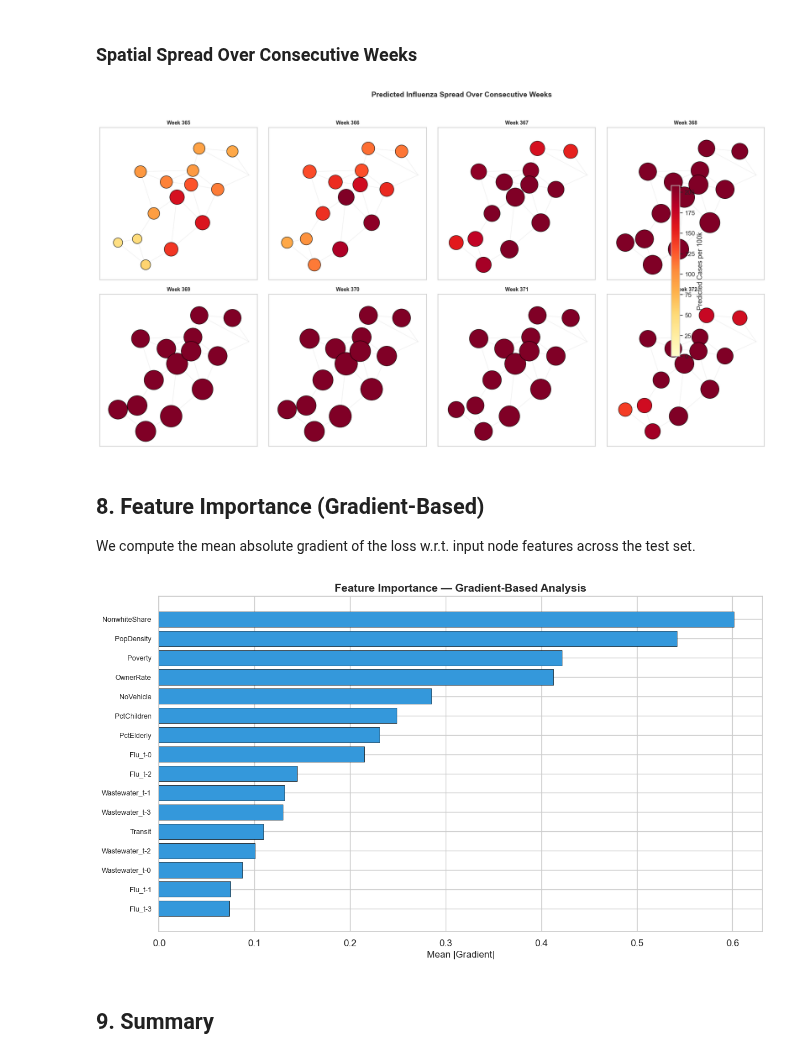
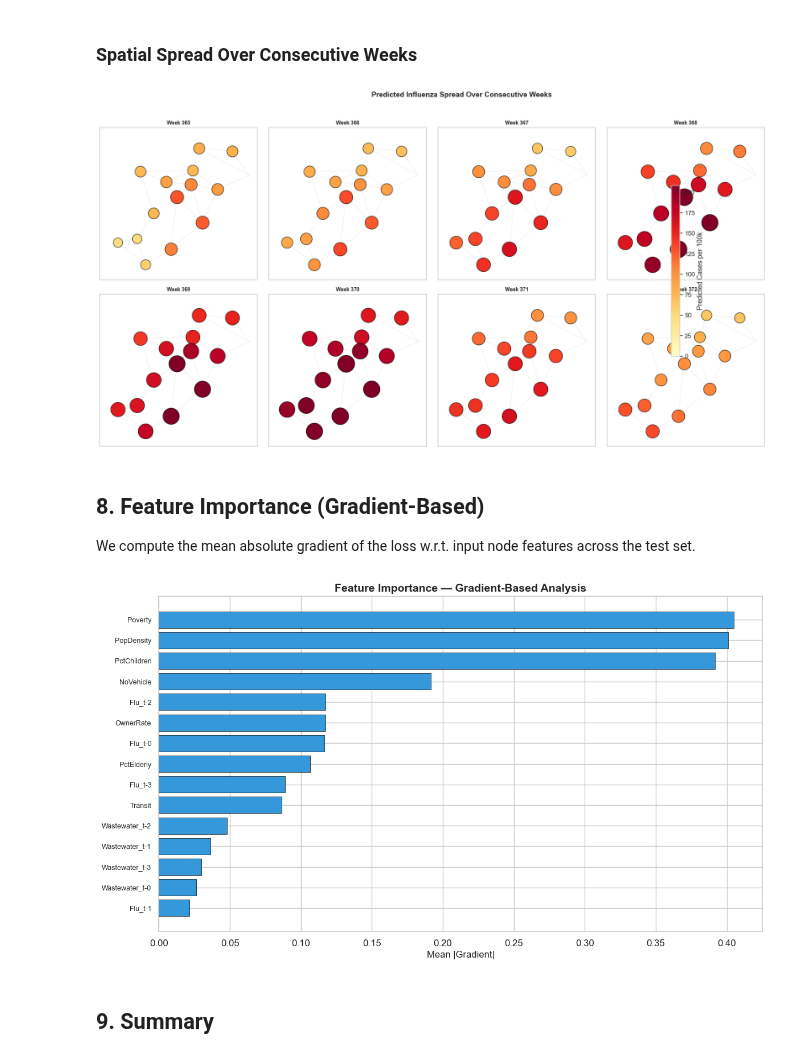
Before and after one commit to CodeMateo15/GNN-Influenza-Boston, a Jupyter notebook: Code/Boston_Influenza_GNN.ipynb, the cells around one changed output. Drawn from its saved outputs; the diff is of its cells as text; code cells hidden in the pictures.

Commit message:
update without nonwhite share race data

```diff
--- a/Code/Boston_Influenza_GNN.ipynb
+++ b/Code/Boston_Influenza_GNN.ipynb
@@ -1302,7 +1302,7 @@ Per-neighborhood Spearman ρ:
 # %% [markdown]
 ### Predicted vs Actual — Time Series
 # %%
-fig, axes = plt.subplots(4, 4, figsize=(18, 14), sharex=True)
+fig, axes = plt.subplots(4, 4, figsize=(18, 14), sharex=True, sharey=True)
 axes_flat = axes.flatten()
 
 test_start = n_train + n_val + LOOKBACK
@@ -1458,7 +1458,7 @@ plt.suptitle('Predicted Influenza Spread Over Consecutive Weeks', fontsize=14, f
 plt.tight_layout(rect=[0, 0, 0.92, 0.96])
 plt.show()
 # %% [output]
-[figure, old version]
+[figure, new version]
 # %% [markdown]
 ## 8. Feature Importance (Gradient-Based)
 
@@ -1480,35 +1480,39 @@ for X, g, y in test_samples:
     loss.backward()
 
     if X_t.grad is not None:
         grad = X_t.grad[:N_NEIGH].abs().mean(dim=0)
         importance += grad
         n_samples += 1
 
 importance = (importance / max(n_samples, 1)).cpu().detach().numpy()
 
 # Feature names
 feat_names = []
 for lag in range(LOOKBACK):
     feat_names.append(f'Flu_t-{lag}')
     feat_names.append(f'Wastewater_t-{lag}')
 #feat_names.append('School_calendar')
+# Removed nonwhiteshare
+# feat_names += ['PopDensity', 'Poverty', 'Transit', 'PctChildren',
+#               'PctElderly', 'OwnerRate', 'NoVehicle', 'NonwhiteShare']
+
 feat_names += ['PopDensity', 'Poverty', 'Transit', 'PctChildren',
-               'PctElderly', 'OwnerRate', 'NoVehicle', 'NonwhiteShare']
+               'PctElderly', 'OwnerRate', 'NoVehicle']
 
 sorted_idx = np.argsort(importance)[::-1]
 
 fig, ax = plt.subplots(figsize=(12, 7))
 top_k = min(len(feat_names), 20)
 ax.barh(range(top_k), importance[sorted_idx[:top_k]][::-1],
         color='#3498db', edgecolor='black', linewidth=0.5)
 ax.set_yticks(range(top_k))
 ax.set_yticklabels([feat_names[i] for i in sorted_idx[:top_k]][::-1], fontsize=9)
 ax.set_xlabel('Mean |Gradient|', fontsize=12)
 ax.set_title('Feature Importance — Gradient-Based Analysis', fontsize=14, fontweight='bold')
 plt.tight_layout()
 plt.show()
 # %% [output]
-[figure, old version]
+[figure, new version]
 # %% [markdown]
 ## 9. Summary
 # %%
```
Also changed, not shown: parts of 11 cells of this notebook, 1 other file.
